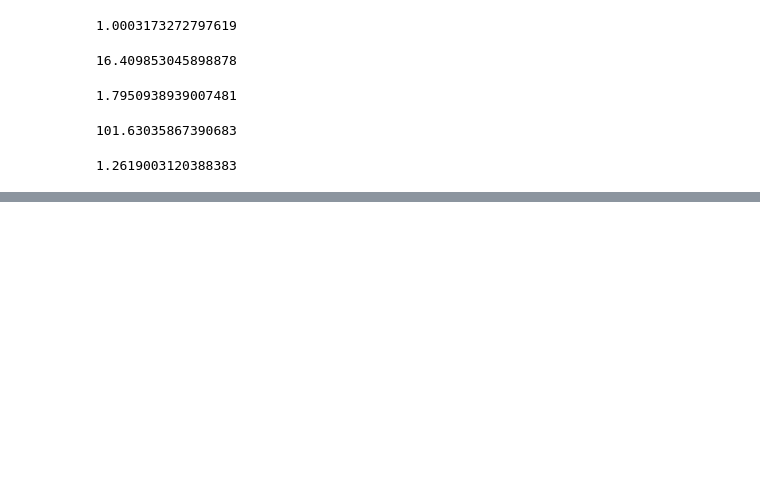
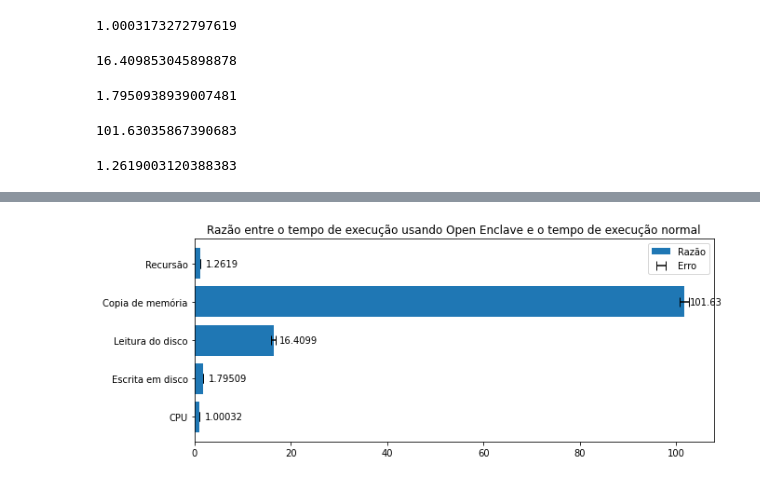
Before and after one commit to AndradeL/pfg-2021, a Jupyter notebook: data/benchmarks.ipynb, the cells around one changed output, grey strips where cells are left out. Saved outputs shown, nothing was run; the diff lists cells and outputs as text; code cells hidden in the pictures; blank space fills up the shorter version.

```diff
--- a/data/benchmarks.ipynb
+++ b/data/benchmarks.ipynb
@@ -36,0 +94,26 @@ np.mean(e_rec_times) / np.mean(n_rec_times)
+# %%
+means = np.divide(enclave_means, normal_means)
+
+fig, ax = plt.subplots()
+# means = np.round(means)
+bars = ax.barh(x, means, width*2, label='Razão')
+
+enclave_err_part = np.multiply(np.divide(np.ones(len(enclave_means)), normal_means), enclave_err)
+enclave_err_part = np.multiply(enclave_err_part, enclave_err_part)
+normal_err_part = np.multiply(np.divide(normal_means, np.multiply(enclave_means, enclave_means)) , normal_err)
+normal_err_part = np.multiply(normal_err_part, normal_err_part)
+ratio_err = np.sqrt(np.add(enclave_err_part, normal_err_part))
+
+ax.errorbar(means, x, xerr=ratio_err, color='black', capsize=5, fmt=' ', label='Erro')
+
+fig.set_figwidth(10)
+# Add some text for labels, title and custom x-axis tick labels, etc.
+ax.set_title('Razão entre o tempo de execução usando Open Enclave e o tempo de execução normal')
+ax.set_yticks(x)
+ax.set_yticklabels(labels)
+ax.bar_label(bars, padding=6)
+
+ax.legend()
+plt.show()
+# %% [output]
+[figure, added]
```
Also changed, not shown: parts of 1 cell of this notebook, 2 other files.
